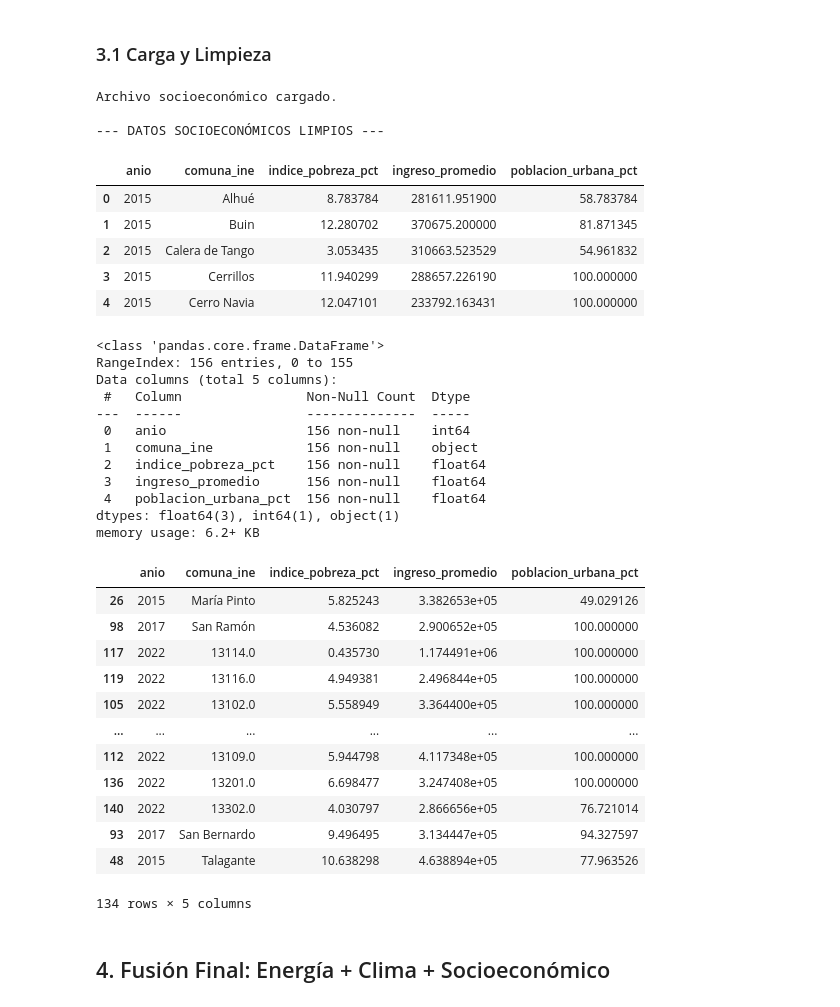
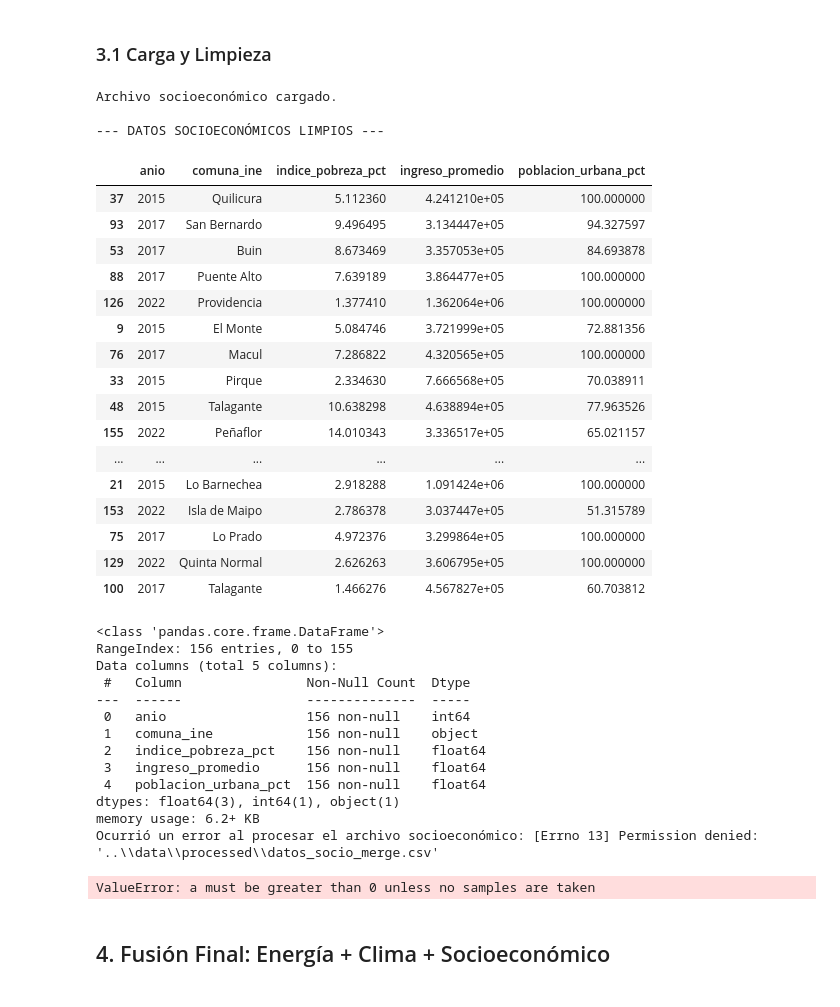
Before and after one commit to vtyphoonic/IMT2200-Proyecto, a Jupyter notebook: notebooks/Limpieza_y_EDA.ipynb, the cells around one changed output. Saved outputs shown, nothing was run; the diff lists cells and outputs as text; code cells hidden in the pictures.

```diff
--- a/notebooks/Limpieza_y_EDA.ipynb
+++ b/notebooks/Limpieza_y_EDA.ipynb
@@ -305,6 +288,11 @@ if not df_clima_hourly.empty:
     df_clima_mensual.info()
 else:
     print("No hay datos climáticos horarios para agregar.")
+
+ruta_destino = os.path.join('..', 'data', 'processed', 'datos_clima_mensuales.csv')
+# --- 3. Guardar el Resultado ---
+df_clima_mensual.to_csv(ruta_destino, index=False, sep=';', encoding='latin1')
+print(f"\n¡Éxito! Archivo consolidado guardado en: {ruta_destino}")
 # %% [output]
 --- AGREGANDO DATOS CLIMÁTICOS DIARIA Y MENSUALMENTE ---
 Agregación mensual completada.
@@ -344,7 +334,7 @@ memory usage: 4.2 KB
 # %%
 # Ruta al archivo socioeconómico (suponiendo CSV)
 # Asegúrate de tener este archivo en data/raw/
-ruta_socio = os.path.join('..', 'data', 'raw', 'datos_socioeconomicos.csv')
+ruta_socio = os.path.join('..', 'data', 'raw', 'datos_socioeconomicos2.csv')
 df_socio = pd.DataFrame() # Inicializar
 
 try:
@@ -372,39 +362,55 @@ try:
     # Convertir indice_pobreza_pct a numérico (puede venir como string con '%')
     if 'indice_pobreza_pct' in df_socio.columns:
         df_socio['indice_pobreza_pct'] = df_socio['indice_pobreza_pct'].astype(str).str.replace('%', '').str.replace(',', '.').str.strip()
         df_socio['indice_pobreza_pct'] = pd.to_numeric(df_socio['indice_pobreza_pct'], errors='coerce')
 
     # Limpieza adicional para las nuevas columnas si es necesario (ej. quitar símbolos)
     if 'poblacion_urbana_pct' in df_socio.columns:
          df_socio['poblacion_urbana_pct'] = df_socio['poblacion_urbana_pct'].astype(str).str.replace('%', '').str.replace(',', '.').str.strip()
          df_socio['poblacion_urbana_pct'] = pd.to_numeric(df_socio['poblacion_urbana_pct'], errors='coerce')
 
     if 'ingreso_promedio' in df_socio.columns:
          df_socio['ingreso_promedio'] = pd.to_numeric(df_socio['ingreso_promedio'], errors='coerce')
 
     df_socio.dropna(subset=['indice_pobreza_pct'], inplace=True)
 
     print("\n--- DATOS SOCIOECONÓMICOS LIMPIOS ---")
-    display(df_socio.head())
+    display(df_socio.sample(20))
     df_socio.info()
+
+    ruta_destino = os.path.join('..', 'data', 'processed', 'datos_socio_merge.csv')
+    # --- 3. Guardar el Resultado ---
+    df_socio.to_csv(ruta_destino, index=False, sep=';', encoding='latin1')
+    print(f"\n¡Éxito! Archivo consolidado guardado en: {ruta_destino}")
 
 except FileNotFoundError:
     print(f"Advertencia: No se encontró el archivo socioeconómico en: {ruta_socio}. Se continuará sin estos datos.")
 except KeyError as e:
      print(f"Error de columna procesando datos socioeconómicos: {e}. Verifica los nombres de columna.")
 except Exception as e:
     print(f"Ocurrió un error al procesar el archivo socioeconómico: {e}")
     df_socio = pd.DataFrame() # Resetear en caso de error grave
 # %% [output]
 Archivo socioeconómico cargado.
 
 --- DATOS SOCIOECONÓMICOS LIMPIOS ---
 |  | anio | comuna_ine | indice_pobreza_pct | ingreso_promedio | poblacion_urbana_pct |
-| 0 | 2015 | Alhué | 8.783784 | 281611.951900 | 58.783784 |
-| 1 | 2015 | Buin | 12.280702 | 370675.200000 | 81.871345 |
-| 2 | 2015 | Calera de Tango | 3.053435 | 310663.523529 | 54.961832 |
-| 3 | 2015 | Cerrillos | 11.940299 | 288657.226190 | 100.000000 |
-| 4 | 2015 | Cerro Navia | 12.047101 | 233792.163431 | 100.000000 |
+| 37 | 2015 | Quilicura | 5.112360 | 4.241210e+05 | 100.000000 |
+| 93 | 2017 | San Bernardo | 9.496495 | 3.134447e+05 | 94.327597 |
+| 53 | 2017 | Buin | 8.673469 | 3.357053e+05 | 84.693878 |
+| 88 | 2017 | Puente Alto | 7.639189 | 3.864477e+05 | 100.000000 |
+| 126 | 2022 | Providencia | 1.377410 | 1.362064e+06 | 100.000000 |
+| 9 | 2015 | El Monte | 5.084746 | 3.721999e+05 | 72.881356 |
+| 76 | 2017 | Macul | 7.286822 | 4.320565e+05 | 100.000000 |
+| 33 | 2015 | Pirque | 2.334630 | 7.666568e+05 | 70.038911 |
+| 48 | 2015 | Talagante | 10.638298 | 4.638894e+05 | 77.963526 |
+| 155 | 2022 | Peñaflor | 14.010343 | 3.336517e+05 | 65.021157 |
+| ... | ... | ... | ... | ... | ... |
+| 21 | 2015 | Lo Barnechea | 2.918288 | 1.091424e+06 | 100.000000 |
+| 153 | 2022 | Isla de Maipo | 2.786378 | 3.037447e+05 | 51.315789 |
+| 75 | 2017 | Lo Prado | 4.972376 | 3.299864e+05 | 100.000000 |
+| 129 | 2022 | Quinta Normal | 2.626263 | 3.606795e+05 | 100.000000 |
+| 100 | 2017 | Talagante | 1.466276 | 4.567827e+05 | 60.703812 |
 <class 'pandas.core.frame.DataFrame'>
 RangeIndex: 156 entries, 0 to 155
 Data columns (total 5 columns):
@@ -417,22 +423,11 @@ Data columns (total 5 columns):
  4   poblacion_urbana_pct  156 non-null    float64
 dtypes: float64(3), int64(1), object(1)
 memory usage: 6.2+ KB
+Ocurrió un error al procesar el archivo socioeconómico: [Errno 13] Permission denied: '..\\data\\processed\\datos_socio_merge.csv'
 # %%
-df_socio.sample(134)
+df_socio.sample(10)
 # %% [output]
-|  | anio | comuna_ine | indice_pobreza_pct | ingreso_promedio | poblacion_urbana_pct |
-| 26 | 2015 | María Pinto | 5.825243 | 3.382653e+05 | 49.029126 |
-| 98 | 2017 | San Ramón | 4.536082 | 2.900652e+05 | 100.000000 |
-| 117 | 2022 | 13114.0 | 0.435730 | 1.174491e+06 | 100.000000 |
-| 119 | 2022 | 13116.0 | 4.949381 | 2.496844e+05 | 100.000000 |
-| 105 | 2022 | 13102.0 | 5.558949 | 3.364400e+05 | 100.000000 |
-| ... | ... | ... | ... | ... | ... |
-| 112 | 2022 | 13109.0 | 5.944798 | 4.117348e+05 | 100.000000 |
-| 136 | 2022 | 13201.0 | 6.698477 | 3.247408e+05 | 100.000000 |
-| 140 | 2022 | 13302.0 | 4.030797 | 2.866656e+05 | 76.721014 |
-| 93 | 2017 | San Bernardo | 9.496495 | 3.134447e+05 | 94.327597 |
-| 48 | 2015 | Talagante | 10.638298 | 4.638894e+05 | 77.963526 |
-134 rows × 5 columns
+ValueError: a must be greater than 0 unless no samples are taken
 # %% [markdown]
 ## 4. Fusión Final: Energía + Clima + Socioeconómico
 # %%
```
Also changed, not shown: parts of 11 cells of this notebook, 5 other files.
